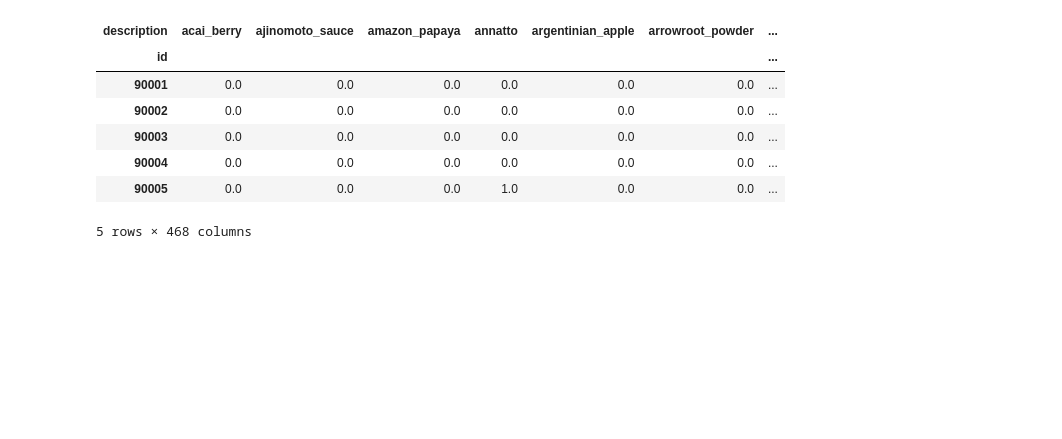
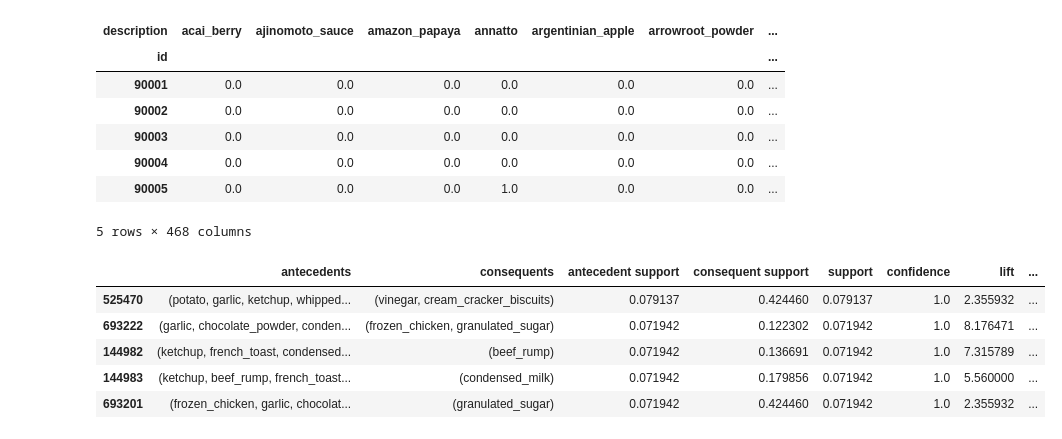
Before and after one commit to alokg1019/DataMining_Team1, a Jupyter notebook: Association_Analysis_CES.ipynb, the cells around one changed output. Drawn from its saved outputs; the diff is of its cells as text; code cells hidden in the pictures; blank space fills up the shorter version.

Commit message:
generating association rules

```diff
--- a/Association_Analysis_CES.ipynb
+++ b/Association_Analysis_CES.ipynb
@@ -273,3 +273,23 @@ basket_Porto_Alegre = basket_encoded
 
 basket_encoded = basket_Recife.applymap(hot_encode)
 basket_Recife = basket_encoded
+# %%
+#Building a model for each country
+#Using apriori analysis with min_support = 0.07
+
+#For city Belem
+frq_items = apriori(basket_Belem, min_support = 0.07, use_colnames = True)
+
+# Collecting the inferred rules in a dataframe
+# use association_rules with metric='confidence' and mininum threshold = 0.7 (70% of confidence or above)
+rules = association_rules(frq_items, metric ="confidence", min_threshold=0.7)
+
+rules = rules.sort_values(by=['confidence'],ascending=False)
+rules.head()
+# %% [output]
+|  | antecedents | consequents | antecedent support | consequent support | support | confidence | lift | ... |
+| 525470 | (potato, garlic, ketchup, whipped... | (vinegar, cream_cracker_biscuits) | 0.079137 | 0.424460 | 0.079137 | 1.0 | 2.355932 | ... |
+| 693222 | (garlic, chocolate_powder, conden... | (frozen_chicken, granulated_sugar) | 0.071942 | 0.122302 | 0.071942 | 1.0 | 8.176471 | ... |
+| 144982 | (ketchup, french_toast, condensed... | (beef_rump) | 0.071942 | 0.136691 | 0.071942 | 1.0 | 7.315789 | ... |
+| 144983 | (ketchup, beef_rump, french_toast... | (condensed_milk) | 0.071942 | 0.179856 | 0.071942 | 1.0 | 5.560000 | ... |
+| 693201 | (frozen_chicken, garlic, chocolat... | (granulated_sugar) | 0.071942 | 0.424460 | 0.071942 | 1.0 | 2.355932 | ... |
```
Also changed, not shown: parts of 8 cells of this notebook.
